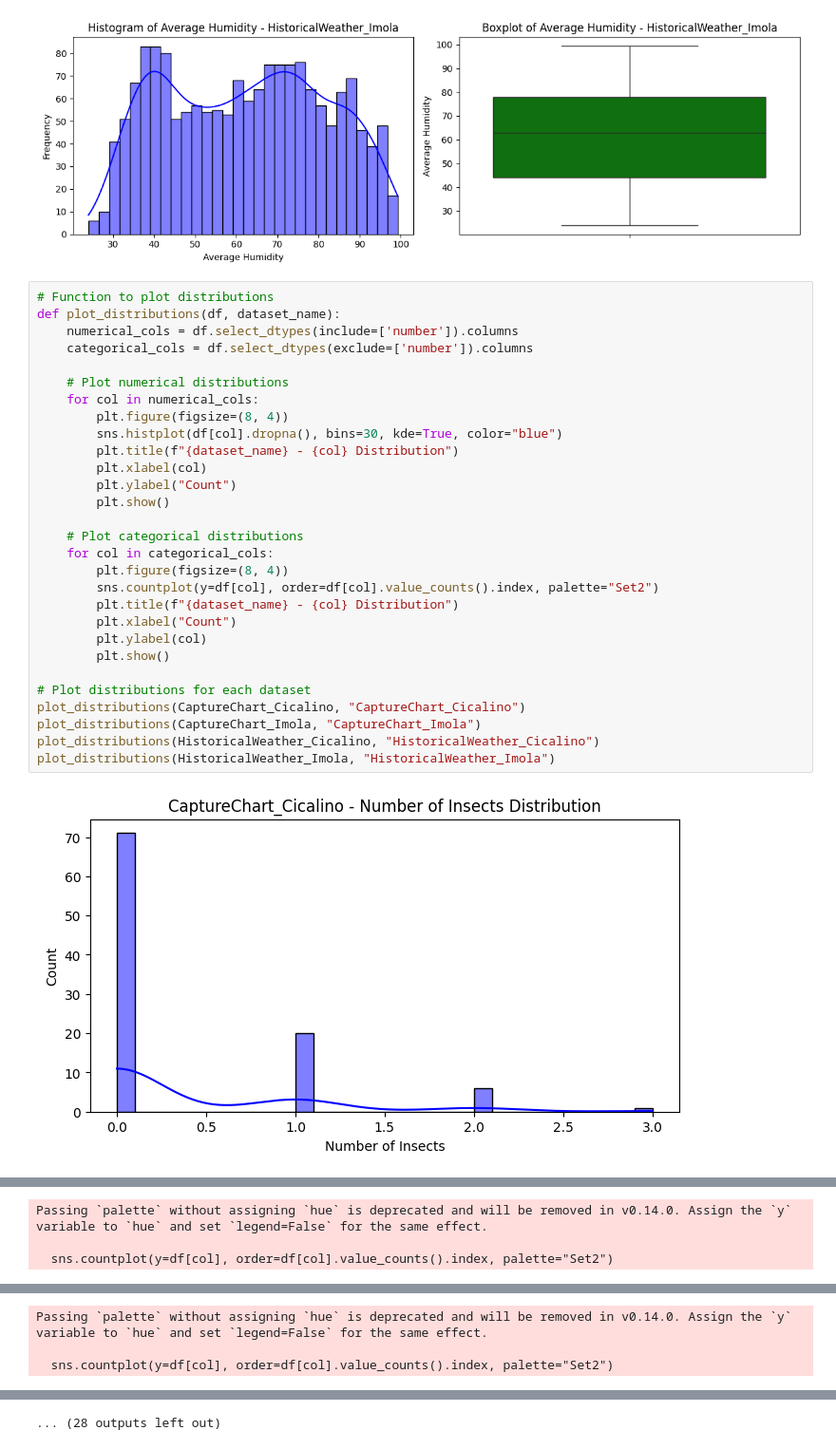
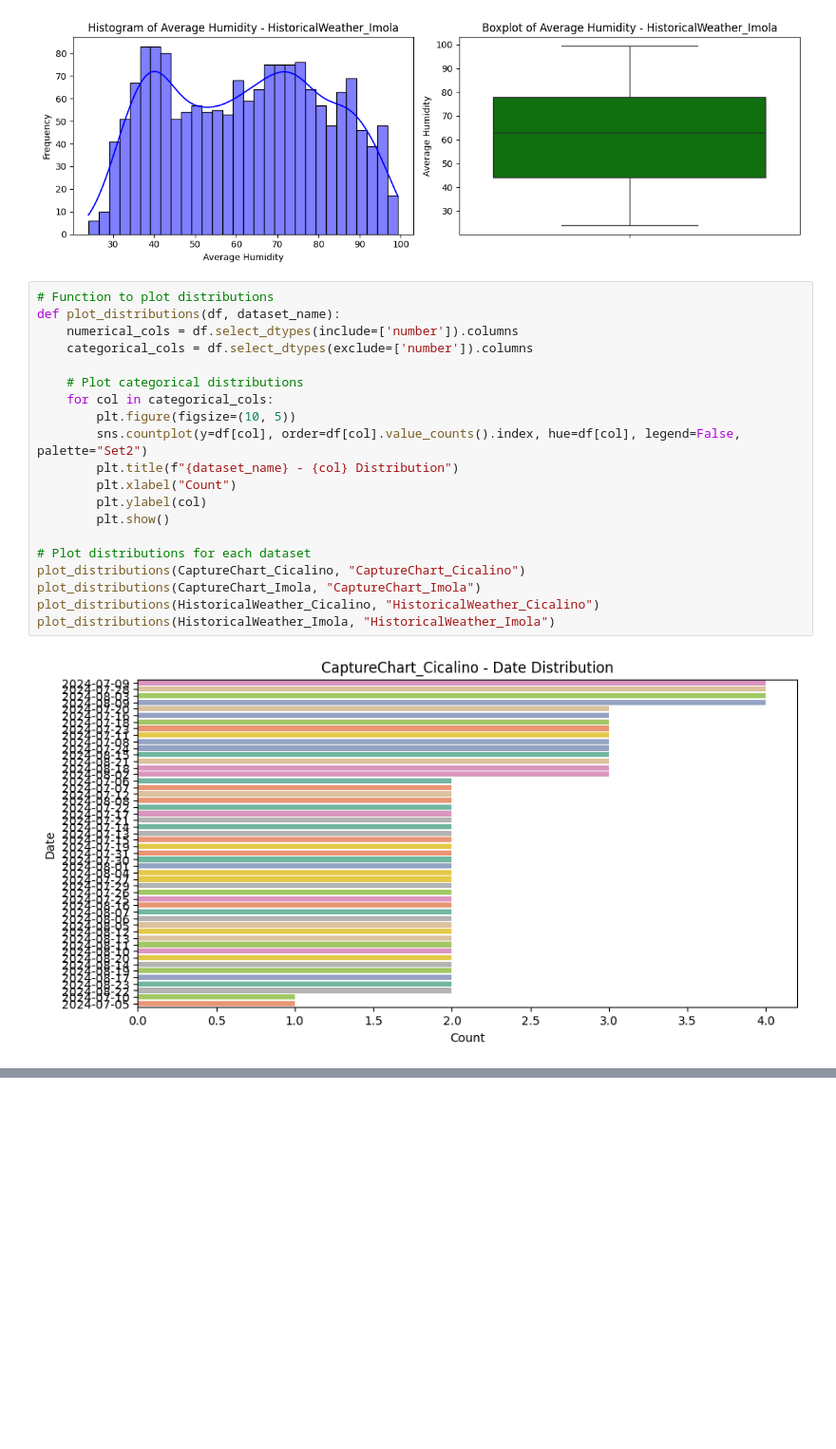
Before and after one commit to raz0208/Agritech-Pest-Prediction, a Jupyter notebook: Agritech_Pest_Prediction_and_Classification.ipynb, the cells around one changed output, grey strips where cells are left out. Shown at 95% size. Cells and saved outputs as stored; diff of their text form; blank space fills up the shorter version.

```diff
--- a/Agritech_Pest_Prediction_and_Classification.ipynb
+++ b/Agritech_Pest_Prediction_and_Classification.ipynb
@@ -690,31 +690,22 @@ plot_distributions(HistoricalWeather_Imola, "HistoricalWeather_Imola")
 # %%
 # Function to plot distributions
 def plot_distributions(df, dataset_name):
     numerical_cols = df.select_dtypes(include=['number']).columns
     categorical_cols = df.select_dtypes(exclude=['number']).columns
 
-    # Plot numerical distributions
-    for col in numerical_cols:
-        plt.figure(figsize=(8, 4))
-        sns.histplot(df[col].dropna(), bins=30, kde=True, color="blue")
-        plt.title(f"{dataset_name} - {col} Distribution")
-        plt.xlabel(col)
-        plt.ylabel("Count")
-        plt.show()
-
     # Plot categorical distributions
     for col in categorical_cols:
-        plt.figure(figsize=(8, 4))
-        sns.countplot(y=df[col], order=df[col].value_counts().index, palette="Set2")
+        plt.figure(figsize=(10, 5))
+        sns.countplot(y=df[col], order=df[col].value_counts().index, hue=df[col], legend=False, palette="Set2")
         plt.title(f"{dataset_name} - {col} Distribution")
         plt.xlabel("Count")
         plt.ylabel(col)
         plt.show()
 
 # Plot distributions for each dataset
 plot_distributions(CaptureChart_Cicalino, "CaptureChart_Cicalino")
 plot_distributions(CaptureChart_Imola, "CaptureChart_Imola")
 plot_distributions(HistoricalWeather_Cicalino, "HistoricalWeather_Cicalino")
 plot_distributions(HistoricalWeather_Imola, "HistoricalWeather_Imola")
 # %% [output]
-[figure, old version]
+[figure, new version]
@@ -722,3 +712,0 @@ plot_distributions(HistoricalWeather_Imola, "HistoricalWeather_Imola")
-Passing `palette` without assigning `hue` is deprecated and will be removed in v0.14.0. Assign the `y` variable to `hue` and set `legend=False` for the same effect.
-
-  sns.countplot(y=df[col], order=df[col].value_counts().index, palette="Set2")
@@ -726,3 +713,0 @@ Passing `palette` without assigning `hue` is deprecated and will be removed in v
-Passing `palette` without assigning `hue` is deprecated and will be removed in v0.14.0. Assign the `y` variable to `hue` and set `legend=False` for the same effect.
-
-  sns.countplot(y=df[col], order=df[col].value_counts().index, palette="Set2")
@@ -740 +718,0 @@ Passing `palette` without assigning `hue` is deprecated and will be removed in v
-... (28 outputs left out)
```
Also changed, not shown: parts of 3 cells of this notebook.
